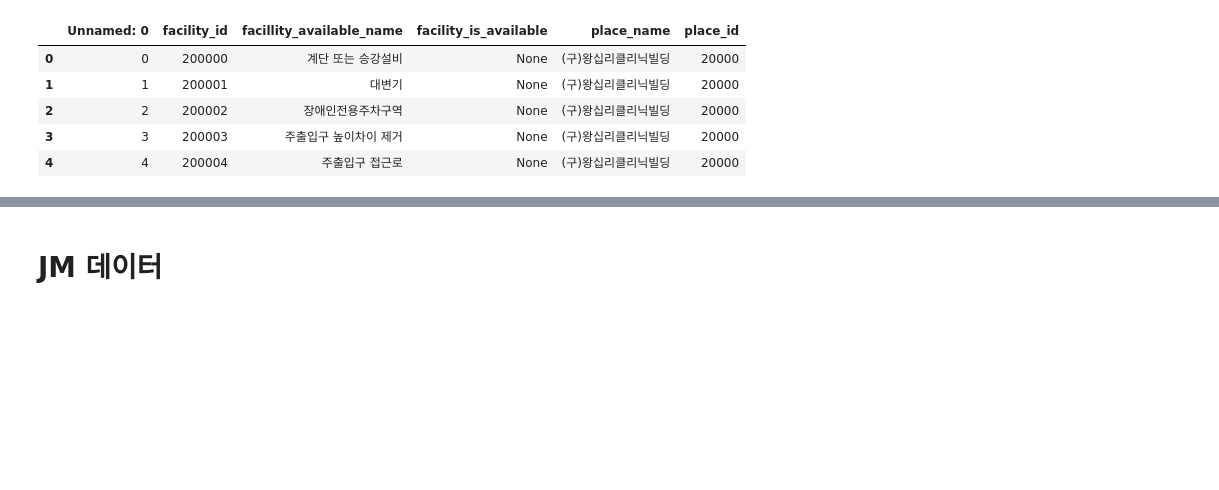
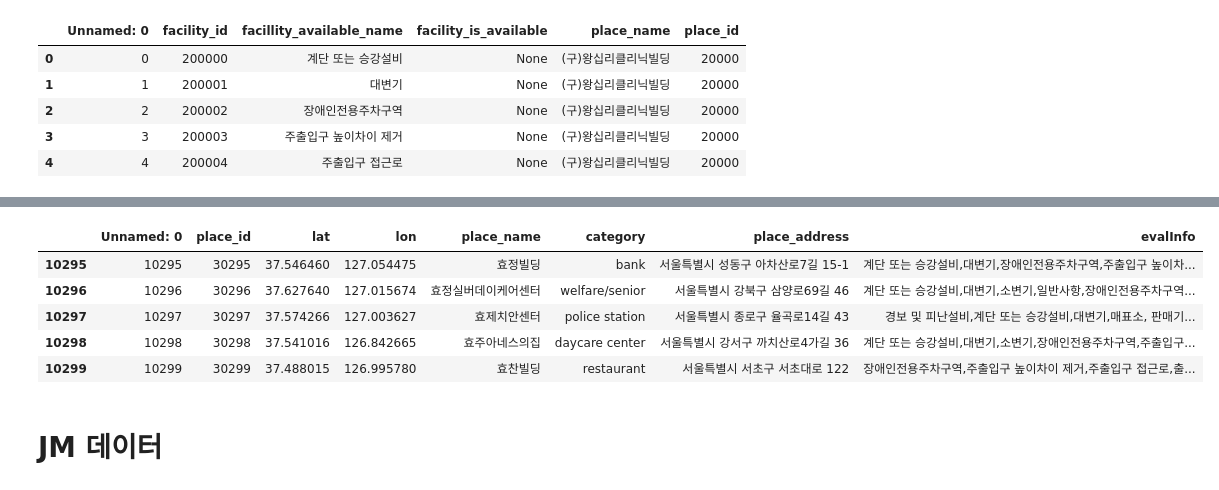
Before and after one commit to BigDataCampus/fresh, a Jupyter notebook: DataMakefile.ipynb, the cells around one changed output, grey strips where cells are left out. Saved outputs shown, nothing was run; the diff lists cells and outputs as text; code cells hidden in the pictures; blank space fills up the shorter version.

```diff
--- a/DataMakefile.ipynb
+++ b/DataMakefile.ipynb
@@ -85,3 +133,12 @@ hj_place_facility_available.head()
+# %%
+hj_place.tail()
+# %% [output]
+|  | Unnamed: 0 | place_id | lat | lon | place_name | category | place_address | evalInfo |
+| 10295 | 10295 | 30295 | 37.546460 | 127.054475 | 효정빌딩 | bank | 서울특별시 성동구 아차산로7길 15-1 | 계단 또는 승강설비,대변기,장애인전용주차구역,주출입구 높이차... |
+| 10296 | 10296 | 30296 | 37.627640 | 127.015674 | 효정실버데이케어센터 | welfare/senior | 서울특별시 강북구 삼양로69길 46 | 계단 또는 승강설비,대변기,소변기,일반사항,장애인전용주차구역... |
+| 10297 | 10297 | 30297 | 37.574266 | 127.003627 | 효제치안센터 | police station | 서울특별시 종로구 율곡로14길 43 | 경보 및 피난설비,계단 또는 승강설비,대변기,매표소, 판매기... |
+| 10298 | 10298 | 30298 | 37.541016 | 126.842665 | 효주아네스의집 | daycare center | 서울특별시 강서구 까치산로4가길 36 | 계단 또는 승강설비,대변기,소변기,장애인전용주차구역,주출입구... |
+| 10299 | 10299 | 30299 | 37.488015 | 126.995780 | 효찬빌딩 | restaurant | 서울특별시 서초구 서초대로 122 | 장애인전용주차구역,주출입구 높이차이 제거,주출입구 접근로,출... |
 # %% [markdown]
 # JM 데이터
 # %%
```
Also changed, not shown: parts of 14 cells of this notebook, 2 other files.
